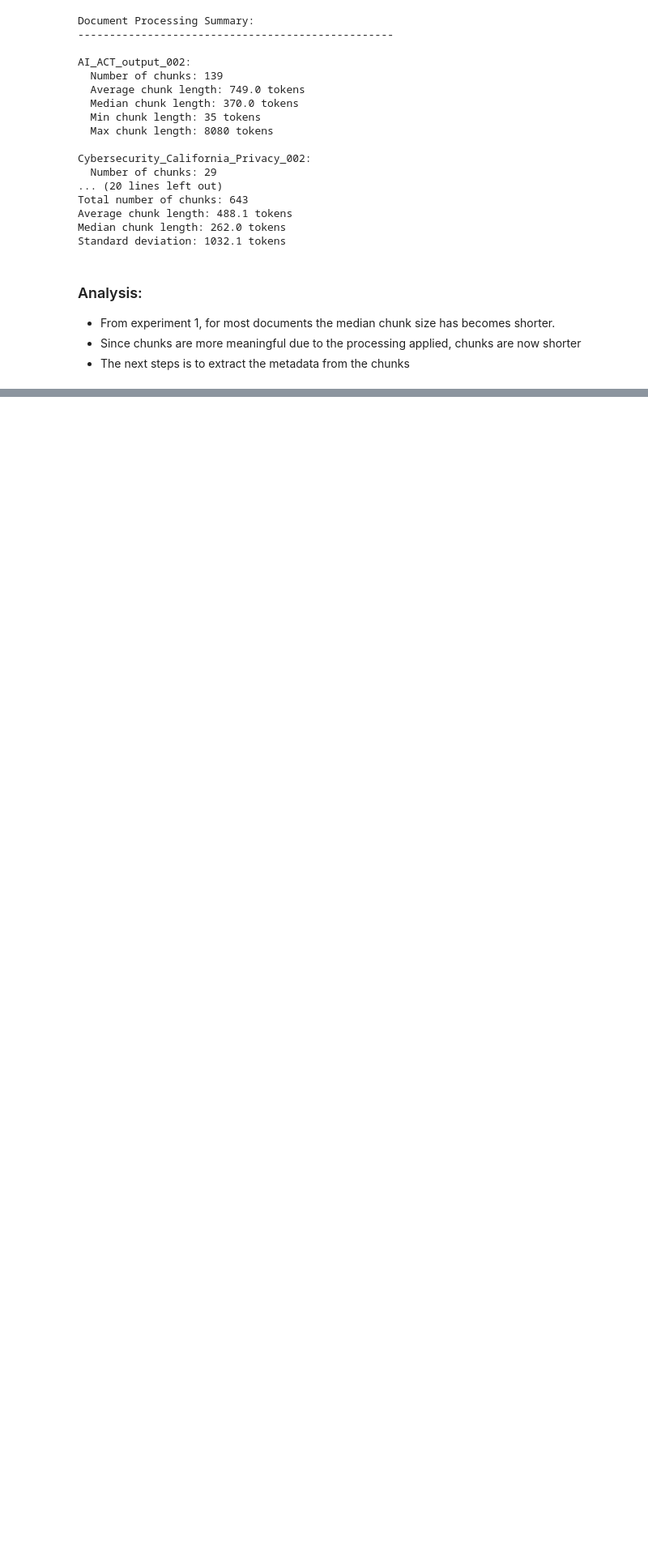
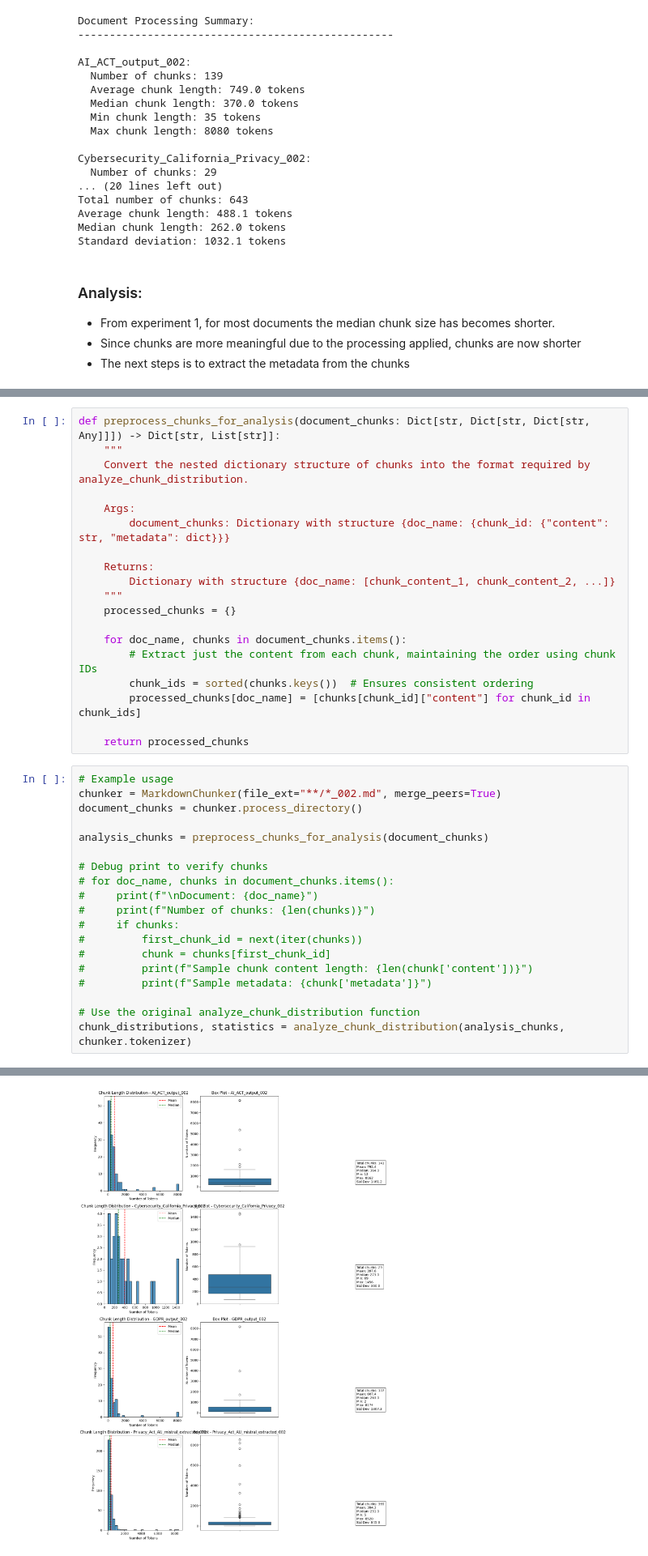
Before and after one commit to shresht8/RAG-case-study, a Jupyter notebook: data-preprocess.ipynb, the cells around one changed output, grey strips where cells are left out. Shown: that part at 81% size. Drawn from its saved outputs; the diff is of its cells as text; blank space fills up the shorter version.

Commit message:
update markdownchunker+save to json

```diff
--- a/data-preprocess.ipynb
+++ b/data-preprocess.ipynb
@@ -1305,0 +1554,39 @@ Standard deviation: 1032.1 tokens
+# %%
+def preprocess_chunks_for_analysis(document_chunks: Dict[str, Dict[str, Dict[str, Any]]]) -> Dict[str, List[str]]:
+    """
+    Convert the nested dictionary structure of chunks into the format required by analyze_chunk_distribution.
+
+    Args:
+        document_chunks: Dictionary with structure {doc_name: {chunk_id: {"content": str, "metadata": dict}}}
+
+    Returns:
+        Dictionary with structure {doc_name: [chunk_content_1, chunk_content_2, ...]}
+    """
+    processed_chunks = {}
+
+    for doc_name, chunks in document_chunks.items():
+        # Extract just the content from each chunk, maintaining the order using chunk IDs
+        chunk_ids = sorted(chunks.keys())  # Ensures consistent ordering
+        processed_chunks[doc_name] = [chunks[chunk_id]["content"] for chunk_id in chunk_ids]
+
+    return processed_chunks
+# %%
+# Example usage
+chunker = MarkdownChunker(file_ext="**/*_002.md", merge_peers=True)
+document_chunks = chunker.process_directory()
+
+analysis_chunks = preprocess_chunks_for_analysis(document_chunks)
+
+# Debug print to verify chunks
+# for doc_name, chunks in document_chunks.items():
+#     print(f"\nDocument: {doc_name}")
+#     print(f"Number of chunks: {len(chunks)}")
+#     if chunks:
+#         first_chunk_id = next(iter(chunks))
+#         chunk = chunks[first_chunk_id]
+#         print(f"Sample chunk content length: {len(chunk['content'])}")
+#         print(f"Sample metadata: {chunk['metadata']}")
+
+# Use the original analyze_chunk_distribution function
+chunk_distributions, statistics = analyze_chunk_distribution(analysis_chunks, chunker.tokenizer)
+# %% [output]
@@ -1305,0 +1604 @@ Standard deviation: 1032.1 tokens
+[figure, added]
```
Also changed, not shown: parts of 6 cells of this notebook.
